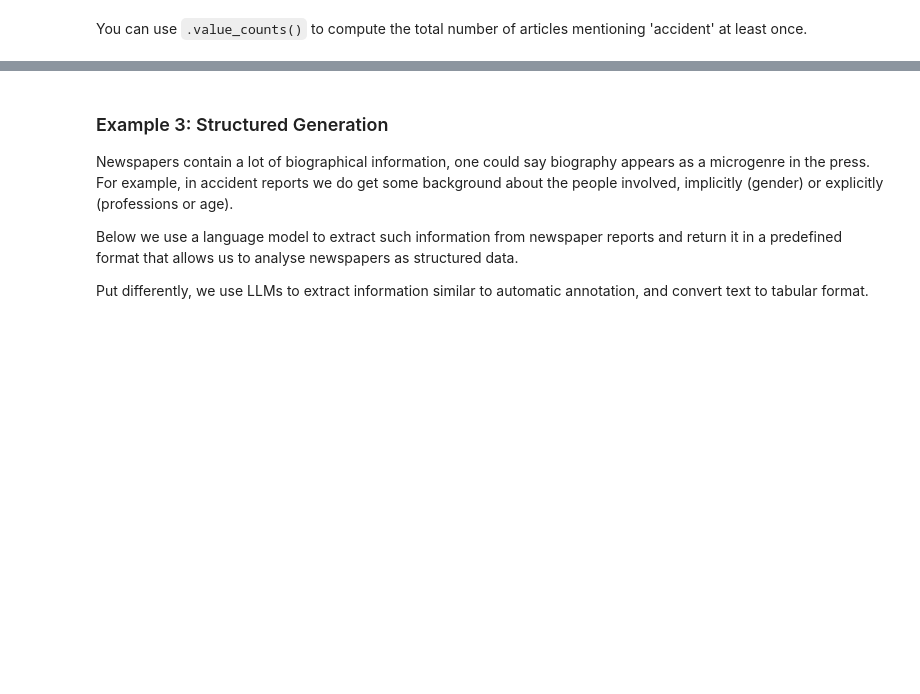
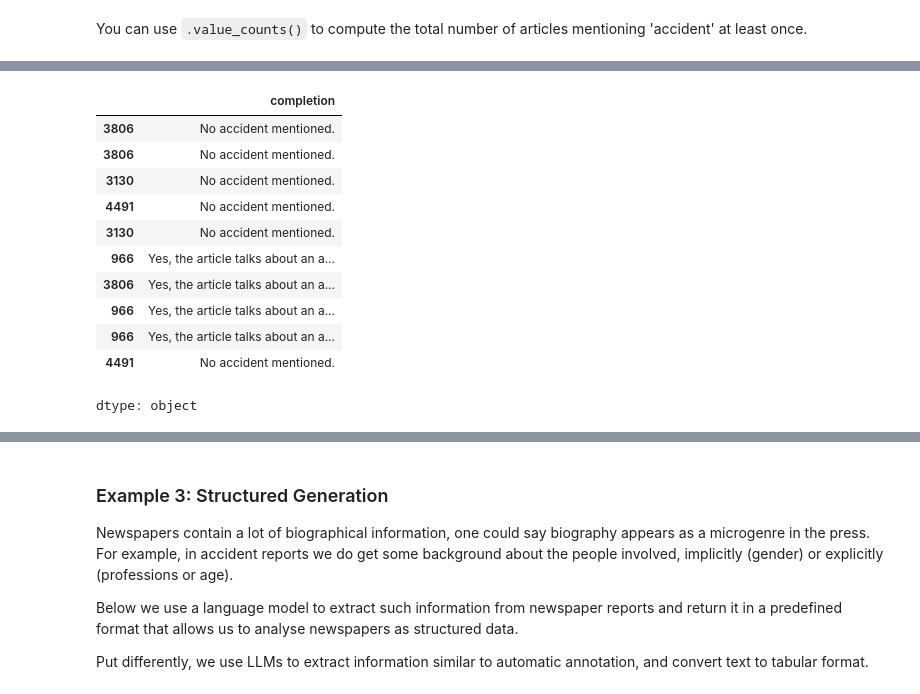
Before and after one commit to kasparvonbeelen/data-culture-newspapers, a Jupyter notebook: 2_Poking_LLMs_with_HF.ipynb, the cells around one changed output, grey strips where cells are left out. Drawn from its saved outputs; the diff is of its cells as text; code cells hidden in the pictures; blank space fills up the shorter version.

```diff
--- a/2_Poking_LLMs_with_HF.ipynb
+++ b/2_Poking_LLMs_with_HF.ipynb
@@ -389 +440,16 @@ accident_1890s['completion'] =  accident_1890s.progress_apply(apply_completions,
+# %%
+accident_1810s['completion']
+# %% [output]
+|  | completion |
+| 3806 | No accident mentioned. |
+| 3806 | No accident mentioned. |
+| 3130 | No accident mentioned. |
+| 4491 | No accident mentioned. |
+| 3130 | No accident mentioned. |
+| 966 | Yes, the article talks about an a... |
+| 3806 | Yes, the article talks about an a... |
+| 966 | Yes, the article talks about an a... |
+| 966 | Yes, the article talks about an a... |
+| 4491 | No accident mentioned. |
+dtype: object
 # %%
```
Also changed, not shown: parts of 28 cells of this notebook.
